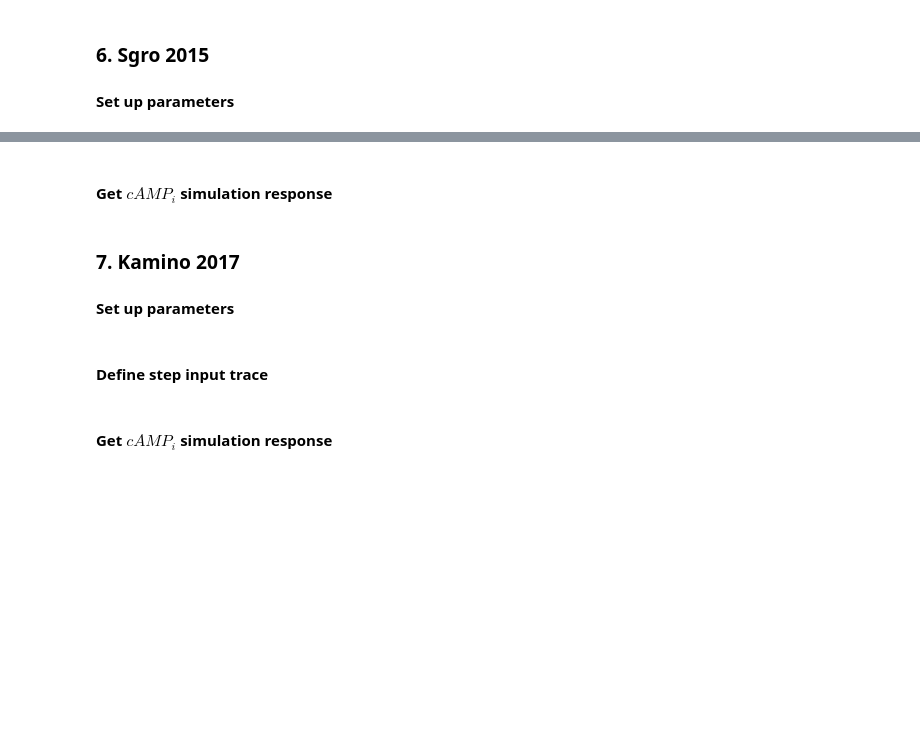
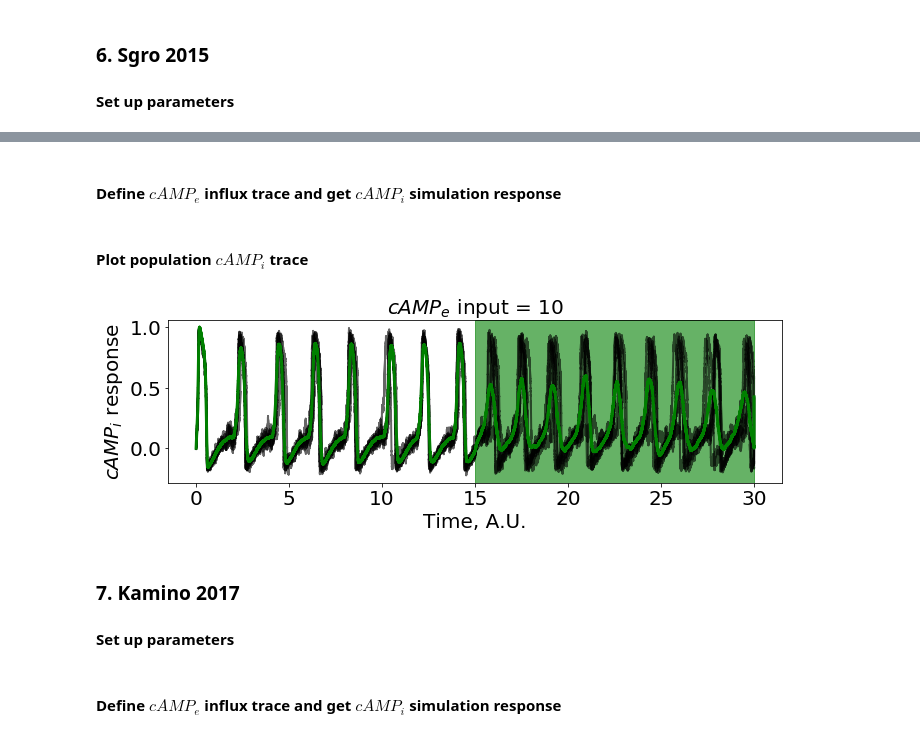
Before and after one commit to sgrolab/dictymodels, a Jupyter notebook: Python agent models/POP_collective_oscillation.ipynb, the cells around one changed output, grey strips where cells are left out. Drawn from its saved outputs; the diff is of its cells as text; code cells hidden in the pictures; blank space fills up the shorter version.

Commit message:
Add population oscillations Jupyter Notebook (with tunable cAMPext input)

```diff
--- a/Python agent models/POP_collective_oscillation.ipynb
+++ b/Python agent models/POP_collective_oscillation.ipynb
@@ -222,12 +224,31 @@ signal_trace[stim_time_step:] = step_signal
 # %% [markdown]
-#### Get $cAMP_i$ simulation response
+#### Define $cAMP_{e}$ influx trace and get $cAMP_i$ simulation response
-# %%
-[t_plot_Sgro, A_trace_orig, A_trace_plot,R_trace_orig] = Sgro2015_SC(SgroAgentParam,dt,t,signal_trace)
-t_plot_Sgro = t_plot_Sgro*6/(Nt_Sgro)
-
-# Normalize height of cAMPi response trace to 1
-A_trace_plot = A_trace_plot/(np.amax(A_trace_plot))
-plot_SC_spike_oscillation(t_plot_Sgro,signal_trace, A_trace_plot,step_signal)
+# %%
+# cAMPe influx level. By default low, itermediate and high levels are 10, 20 and 100
+cAMPext_influx = 10
+
+stim_time= 0.5 # cAMPext_influx happens at half the total time
+# allow for oscillation stablize for longer before cAMPe is applied
+stim_time_step=int(round(stim_time*t_tot*Nt_Sgro/dt)) # at this time step input is applied
+cAMPext_influx_trace=np.zeros(len(t))
+cAMPext_influx_trace[stim_time_step:] = cAMPext_influx
+time_separation = 0
+
+[t_plot_Sgro, A_trace_plot,  R_trace_orig] = Sgro_pop(SgroPopParam,dt,t,cAMPext_influx_trace, time_separation)
+# Rescale time
+t_plot_Sgro = t_plot_Sgro/(Nt_Sgro)
+# Take cAMPi (A) population mean and normalize max value to 1
+A_trace_mean= np.mean(A_trace_plot,axis = 0)
+A_trace_mean_norm = A_trace_mean/np.amax(A_trace_mean)
+# %% [markdown]
+#### Plot population $cAMP_i$  trace
+# %%
+# specify which single cell traces to display
+SC_traces_idx = [0,1,2,3,4,5]
+# plot population mean and individual traces
+plot_POP_oscillation(t_plot_Sgro,A_trace_mean_norm, cAMPext_influx, t_tot, stim_time,A_trace_plot, SC_traces_idx)
+# %% [output]
+[figure, added]
 # %% [markdown]
 ### 7. Kamino 2017
 #### Set up parameters
@@ -241,2 +261,0 @@ dt=0.001; t_tot=5*Nt_Kamino; t=list(np.arange(0,t_tot,dt))
-# %% [markdown]
-#### Define step input trace
@@ -249,2 +262,2 @@ signal_trace[stim_time_step:] = step_signal
 # %% [markdown]
-#### Get $cAMP_i$ simulation response
+#### Define $cAMP_{e}$ influx trace and get $cAMP_i$ simulation response
```
Also changed, not shown: parts of 15 cells of this notebook, 1 other file.
